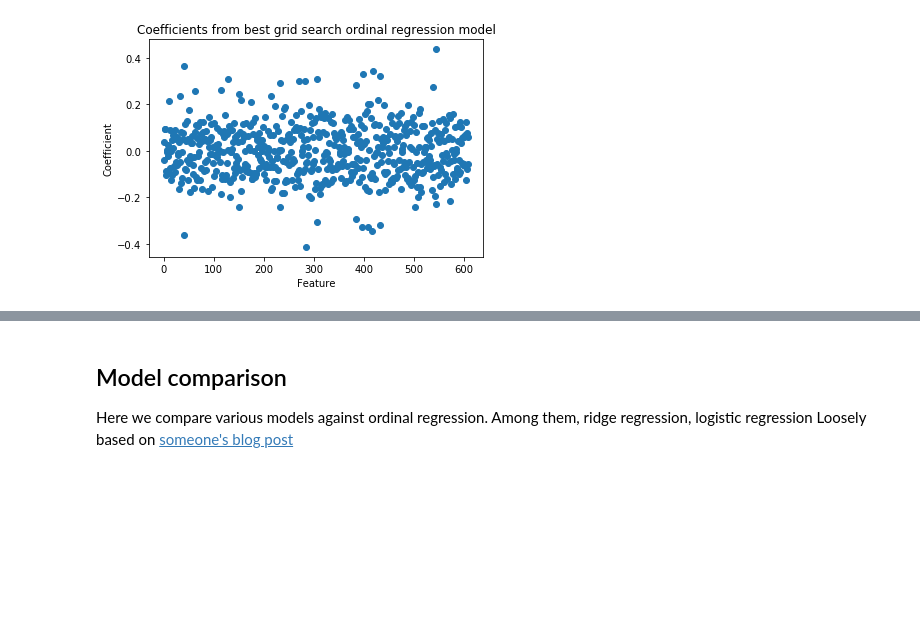
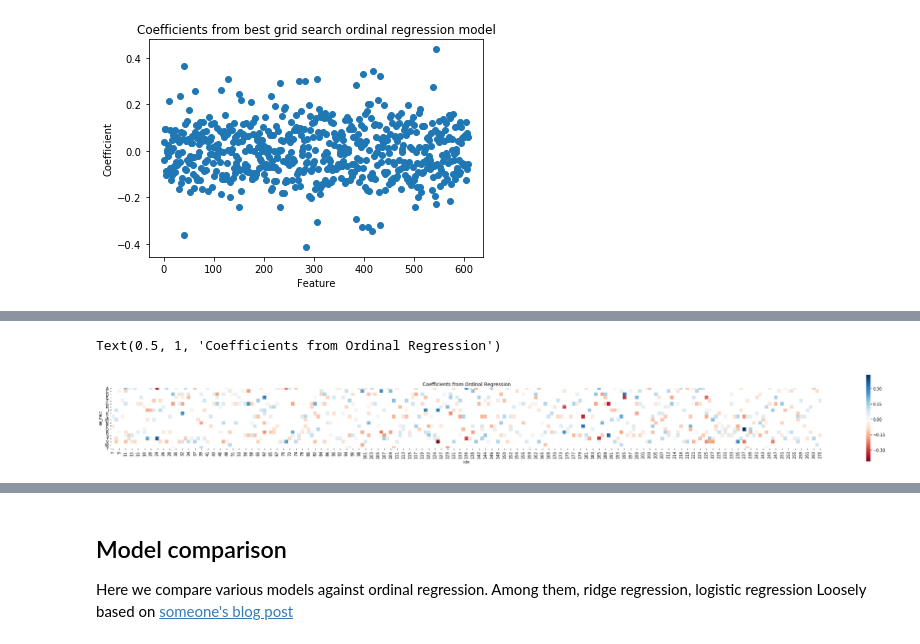
Before and after one commit to RomeroLab/sadx-latent-function, a Jupyter notebook: projects/Biochemical_Ordinal/Ordinal Regression.ipynb, the cells around one changed output, grey strips where cells are left out. Cells and saved outputs as stored; diff of their text form; code cells hidden in the pictures; blank space fills up the shorter version.

```diff
--- a/projects/Biochemical_Ordinal/Ordinal Regression.ipynb
+++ b/projects/Biochemical_Ordinal/Ordinal Regression.ipynb
@@ -226,0 +239,9 @@ best_results["idx"] = best_results.idx.astype(int)
+# %%
+plt.figure(figsize=(40,4))
+fig = sns.heatmap(best_results.pivot("aa_mut", "idx", "coef"),
+                  center = 0, cmap = 'RdBu', square = True)
+plt.title("Coefficients from Ordinal Regression")
+#plt.savefig('coeff_azid_heatmap.png', dpi=500)
+# %% [output]
+Text(0.5, 1, 'Coefficients from Ordinal Regression')
+[figure, added]
```
Also changed, not shown: parts of 23 cells of this notebook.
